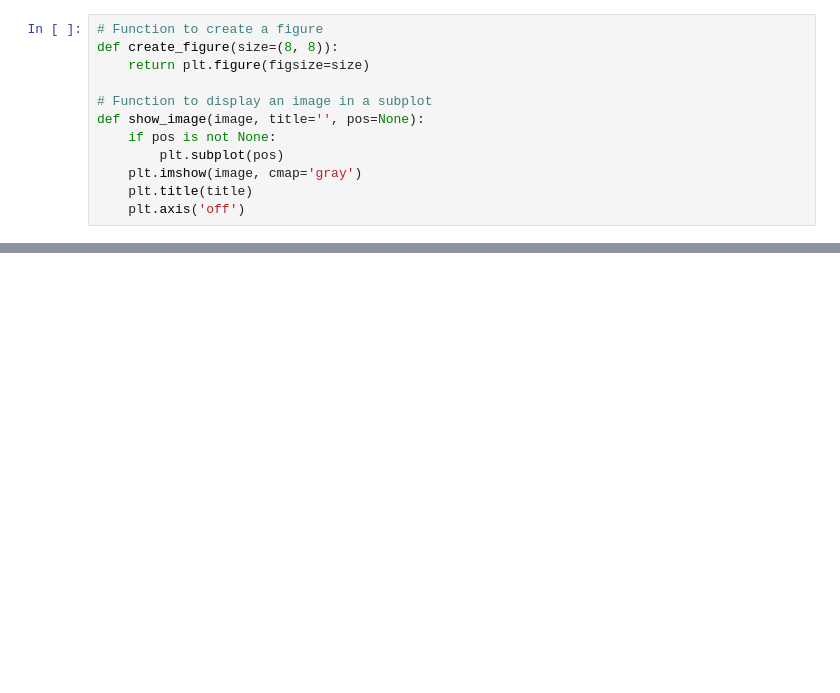
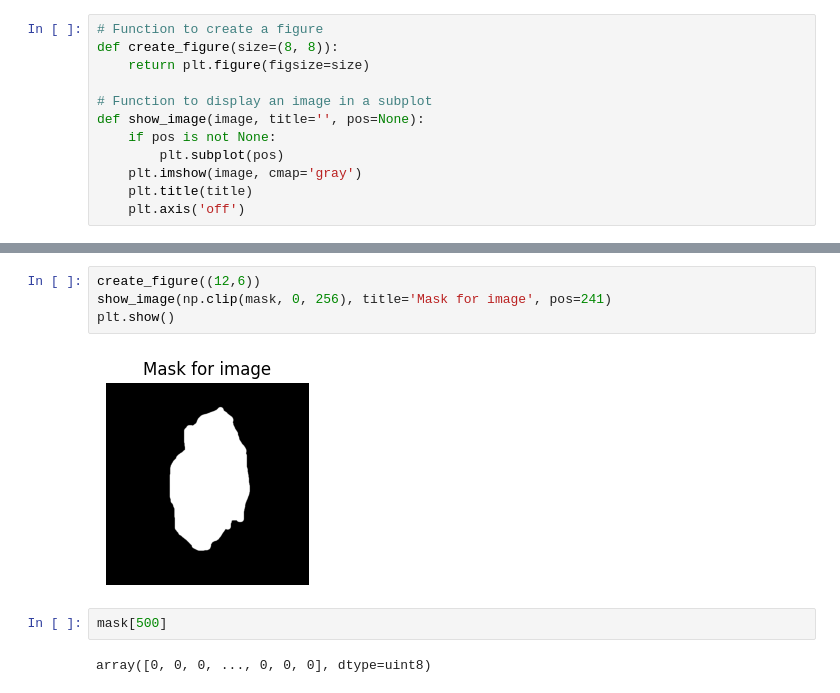
Before and after one commit to ThomasBroholtKnudsen/ProjectsinDataScience2024, a Jupyter notebook: classifiers/colour_count/colour_counts_notebook.ipynb, the cells around one changed output, grey strips where cells are left out. Saved outputs shown, nothing was run; the diff lists cells and outputs as text; blank space fills up the shorter version.

```diff
--- a/classifiers/colour_count/colour_counts_notebook.ipynb
+++ b/classifiers/colour_count/colour_counts_notebook.ipynb
@@ -49,0 +50,10 @@ plt.show()  # This ensures that the plot is displayed
+# %%
+create_figure((12,6))
+show_image(np.clip(mask, 0, 256), title='Mask for image', pos=241)
+plt.show()
+# %% [output]
+[figure, added]
+# %%
+mask[500]
+# %% [output]
+array([0, 0, 0, ..., 0, 0, 0], dtype=uint8)
```
Also changed, not shown: parts of 4 cells of this notebook, 1 other file.
